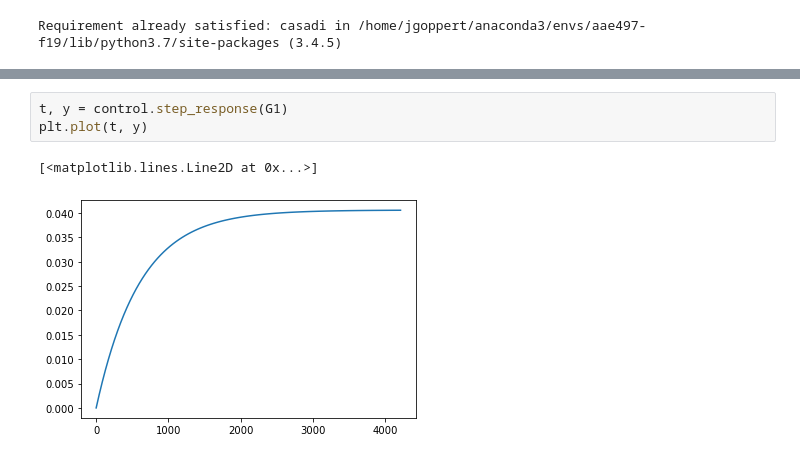
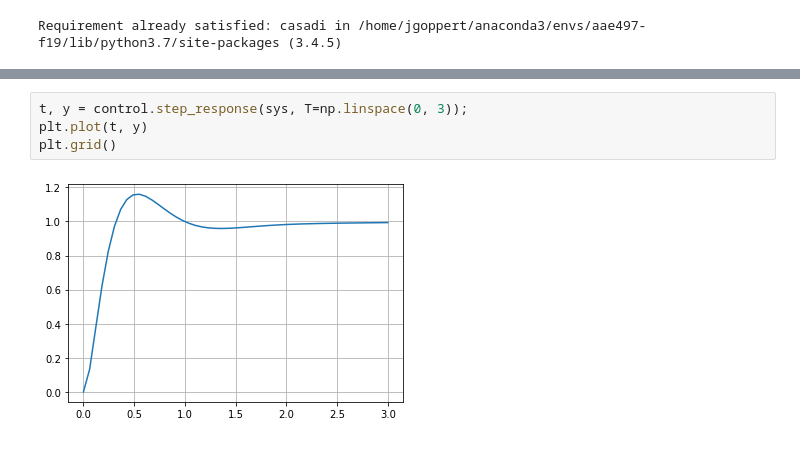
Before and after one commit to jgoppert/aae497-f19, a Jupyter notebook: python/lectures/2-F16-Intro.ipynb, the cells around one changed output, grey strips where cells are left out. Saved outputs shown, nothing was run; the diff lists cells and outputs as text.

```diff
--- a/python/lectures/2-F16-Intro.ipynb
+++ b/python/lectures/2-F16-Intro.ipynb
@@ -91,6 +87,6 @@ control.rlocus(G1);
 # %%
-t, y = control.step_response(G1)
+t, y = control.step_response(sys, T=np.linspace(0, 3));
 plt.plot(t, y)
+plt.grid()
 # %% [output]
-[<matplotlib.lines.Line2D at 0x...>]
-[figure, old version]
+[figure, new version]
```
Also changed, not shown: parts of 20 cells of this notebook.
